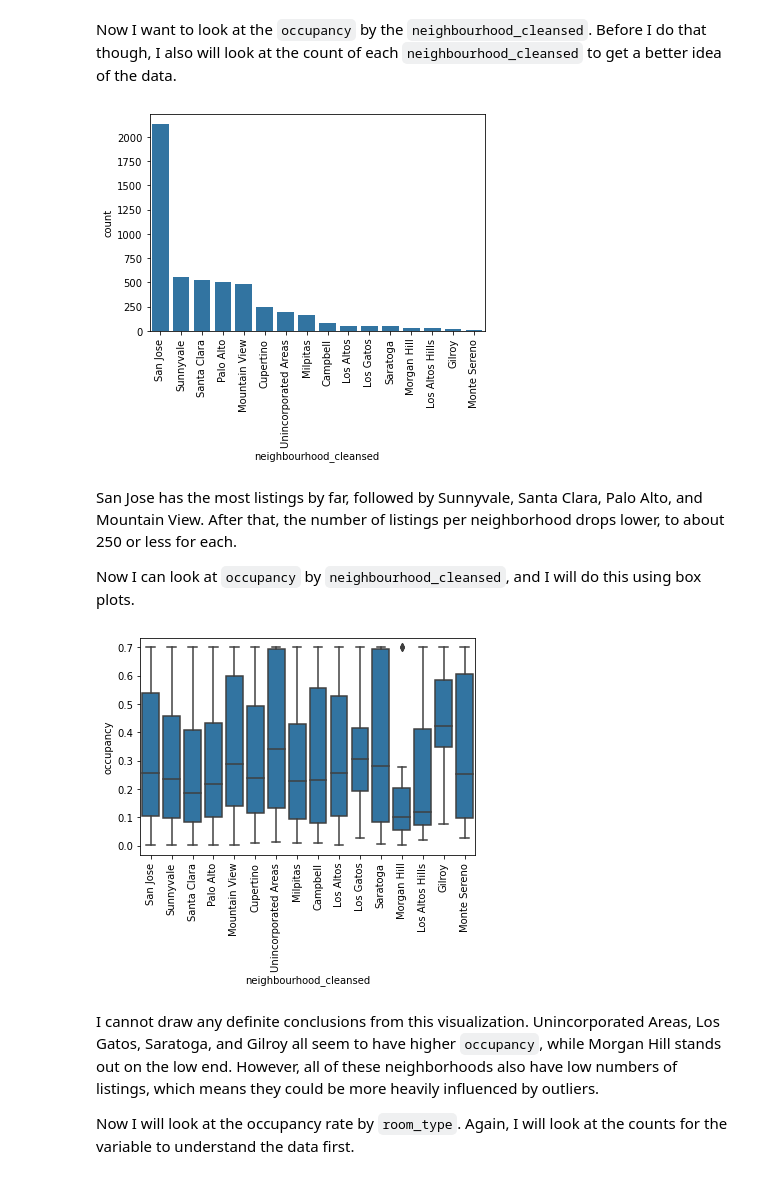
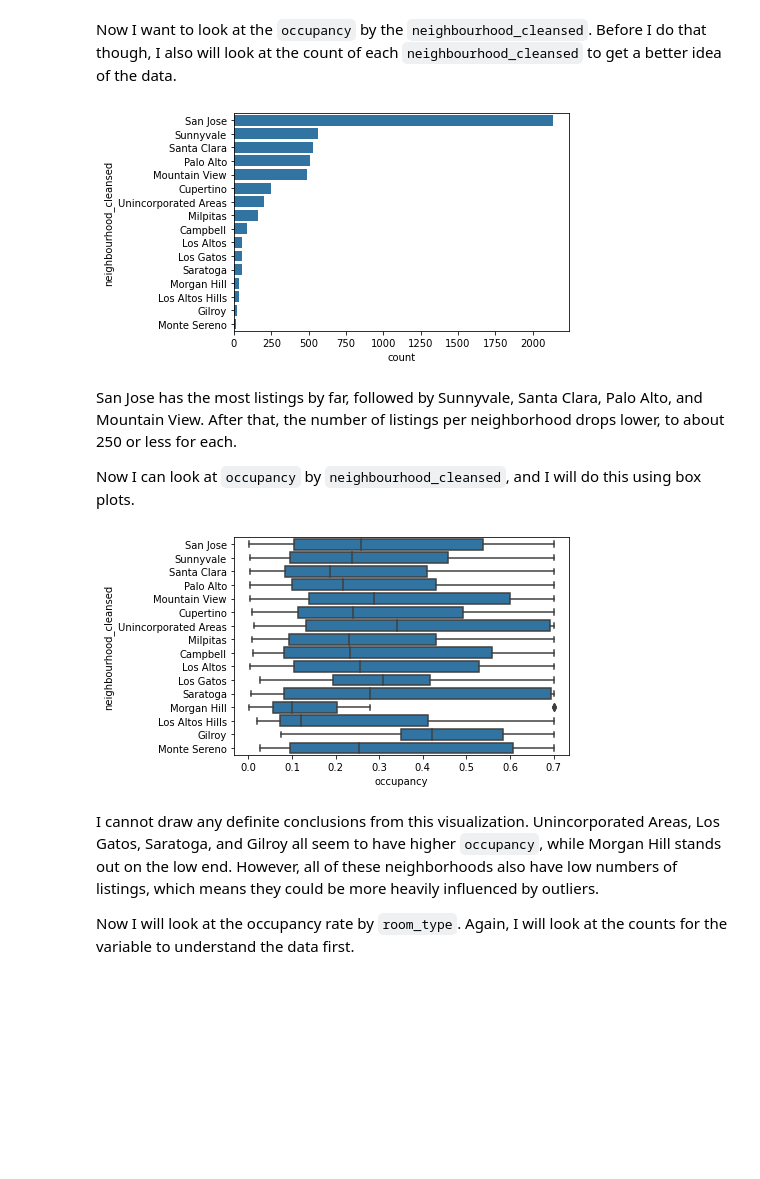
Before and after one commit to evanchen13/scc-airbnb, a Jupyter notebook: scc-airbnb.ipynb, the cells around one changed output. Drawn from its saved outputs; the diff is of its cells as text; code cells hidden in the pictures; blank space fills up the shorter version.

Commit message:
refactor: Rotate select visualizations
Rotate visualizations with city names to make the city names easier to read

```diff
--- a/scc-airbnb.ipynb
+++ b/scc-airbnb.ipynb
@@ -315,22 +315,20 @@ Now I want to look at the `occupancy` by the `neighbourhood_cleansed`. Before I
 # %%
 base_color = sb.color_palette()[0]
 # order the categories by highest to lowest value counts
 neighbourhood_order = listings_occ['neighbourhood_cleansed'].value_counts().index
 ordered_neighbourhood = pd.api.types.CategoricalDtype(categories=neighbourhood_order, ordered=True)
 listings_occ['neighbourhood_cleansed'] = listings_occ['neighbourhood_cleansed'].astype(ordered_neighbourhood)
-sb.countplot(data=listings_occ, x='neighbourhood_cleansed', color=base_color)
-plt.xticks(rotation=90);
+sb.countplot(data=listings_occ, y='neighbourhood_cleansed', color=base_color);
 # %% [output]
-[figure, old version]
+[figure, new version]
 # %% [markdown]
 San Jose has the most listings by far, followed by Sunnyvale, Santa Clara, Palo Alto, and Mountain View. After that, the number of listings per neighborhood drops lower, to about 250 or less for each.
 
 Now I can look at `occupancy` by `neighbourhood_cleansed`, and I will do this using box plots.
 # %%
-sb.boxplot(data=listings_occ, x='neighbourhood_cleansed', y='occupancy', color=base_color)
-plt.xticks(rotation=90);
+sb.boxplot(data=listings_occ, x='occupancy', y='neighbourhood_cleansed', color=base_color);
 # %% [output]
-[figure, old version]
+[figure, new version]
 # %% [markdown]
 I cannot draw any definite conclusions from this visualization. Unincorporated Areas, Los Gatos, Saratoga, and Gilroy all seem to have higher `occupancy`, while Morgan Hill stands out on the low end. However, all of these neighborhoods also have low numbers of listings, which means they could be more heavily influenced by outliers.
 
```
Also changed, not shown: parts of 7 cells of this notebook.
